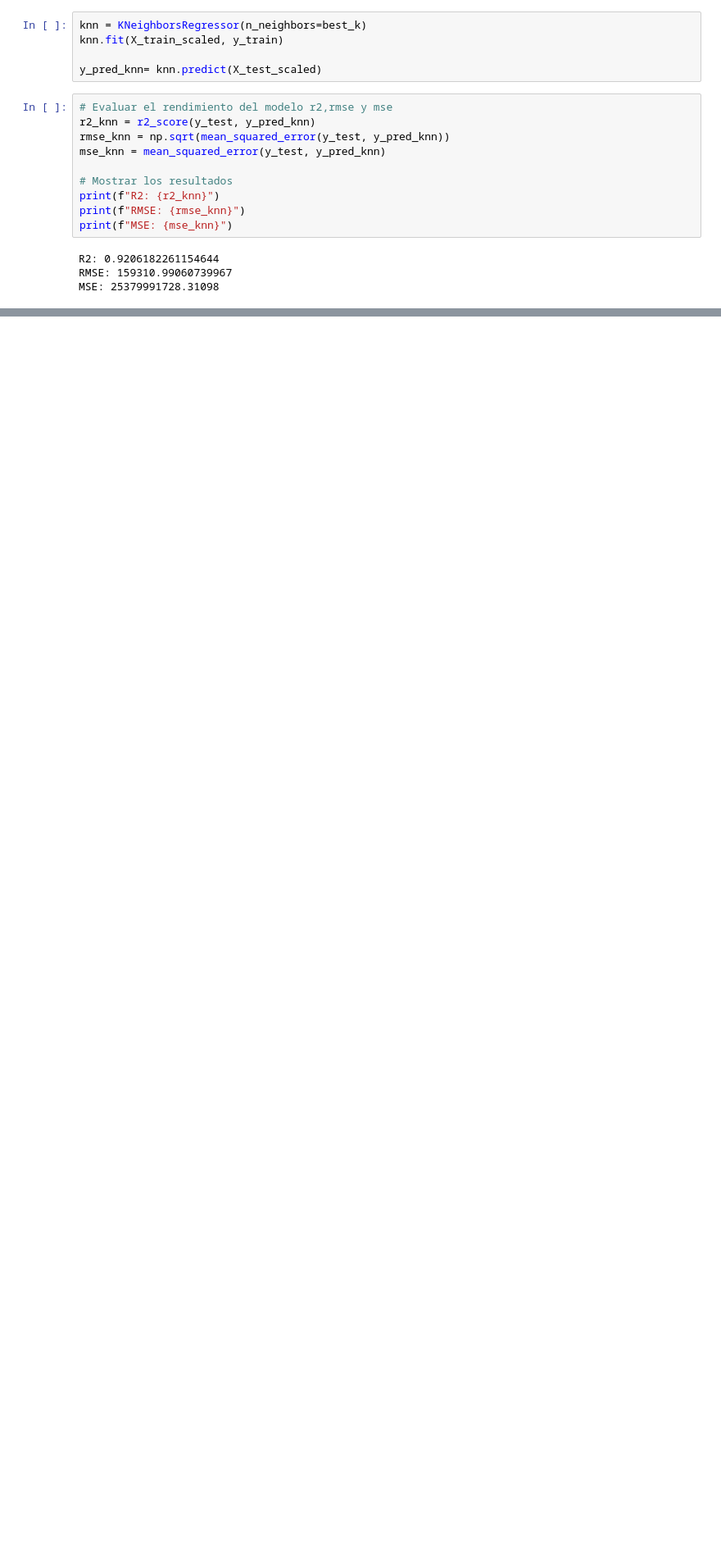
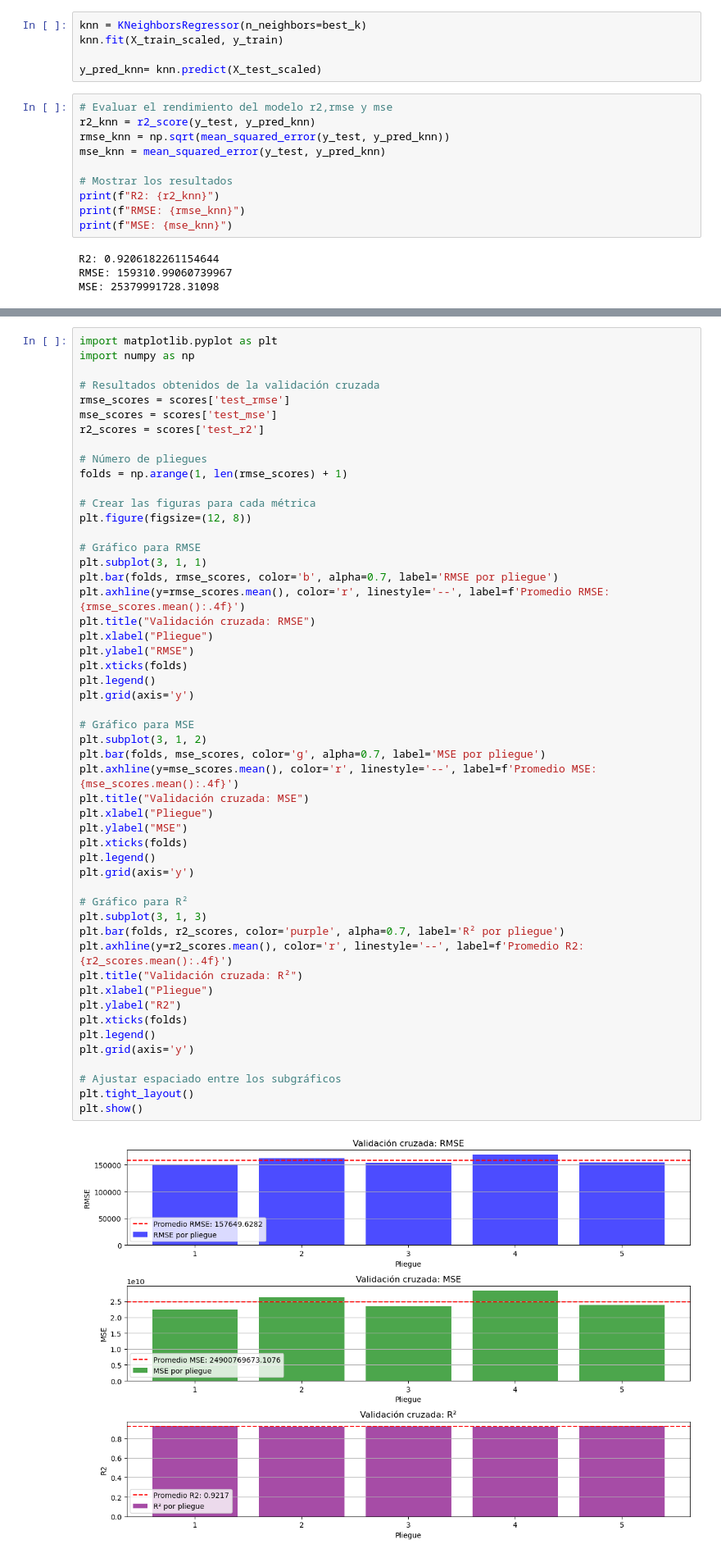
Before and after one commit to J0seFY/proyecto-IA, a Jupyter notebook: proyecto_IA.ipynb, the cells around one changed output, grey strips where cells are left out. Shown at 82% size. Saved outputs shown, nothing was run; the diff lists cells and outputs as text; blank space fills up the shorter version.

```diff
--- a/proyecto_IA.ipynb
+++ b/proyecto_IA.ipynb
@@ -248,0 +290,53 @@ plt.show()
+# %%
+import matplotlib.pyplot as plt
+import numpy as np
+
+# Resultados obtenidos de la validación cruzada
+rmse_scores = scores['test_rmse']
+mse_scores = scores['test_mse']
+r2_scores = scores['test_r2']
+
+# Número de pliegues
+folds = np.arange(1, len(rmse_scores) + 1)
+
+# Crear las figuras para cada métrica
+plt.figure(figsize=(12, 8))
+
+# Gráfico para RMSE
+plt.subplot(3, 1, 1)
+plt.bar(folds, rmse_scores, color='b', alpha=0.7, label='RMSE por pliegue')
+plt.axhline(y=rmse_scores.mean(), color='r', linestyle='--', label=f'Promedio RMSE: {rmse_scores.mean():.4f}')
+plt.title("Validación cruzada: RMSE")
+plt.xlabel("Pliegue")
+plt.ylabel("RMSE")
+plt.xticks(folds)
+plt.legend()
+plt.grid(axis='y')
+
+# Gráfico para MSE
+plt.subplot(3, 1, 2)
+plt.bar(folds, mse_scores, color='g', alpha=0.7, label='MSE por pliegue')
+plt.axhline(y=mse_scores.mean(), color='r', linestyle='--', label=f'Promedio MSE: {mse_scores.mean():.4f}')
+plt.title("Validación cruzada: MSE")
+plt.xlabel("Pliegue")
+plt.ylabel("MSE")
+plt.xticks(folds)
+plt.legend()
+plt.grid(axis='y')
+
+# Gráfico para R²
+plt.subplot(3, 1, 3)
+plt.bar(folds, r2_scores, color='purple', alpha=0.7, label='R² por pliegue')
+plt.axhline(y=r2_scores.mean(), color='r', linestyle='--', label=f'Promedio R2: {r2_scores.mean():.4f}')
+plt.title("Validación cruzada: R²")
+plt.xlabel("Pliegue")
+plt.ylabel("R2")
+plt.xticks(folds)
+plt.legend()
+plt.grid(axis='y')
+
+# Ajustar espaciado entre los subgráficos
+plt.tight_layout()
+plt.show()
+# %% [output]
+[figure, added]
```
Also changed, not shown: parts of 6 cells of this notebook.
